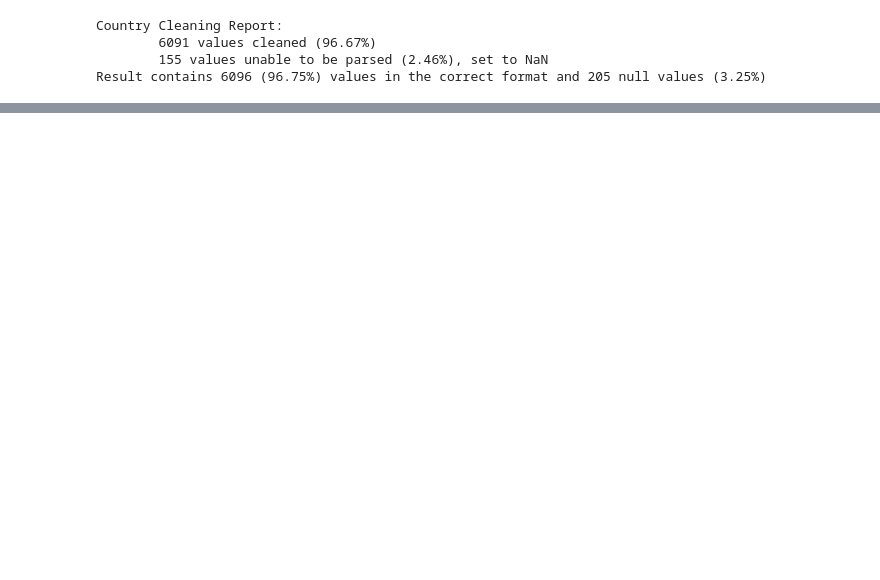
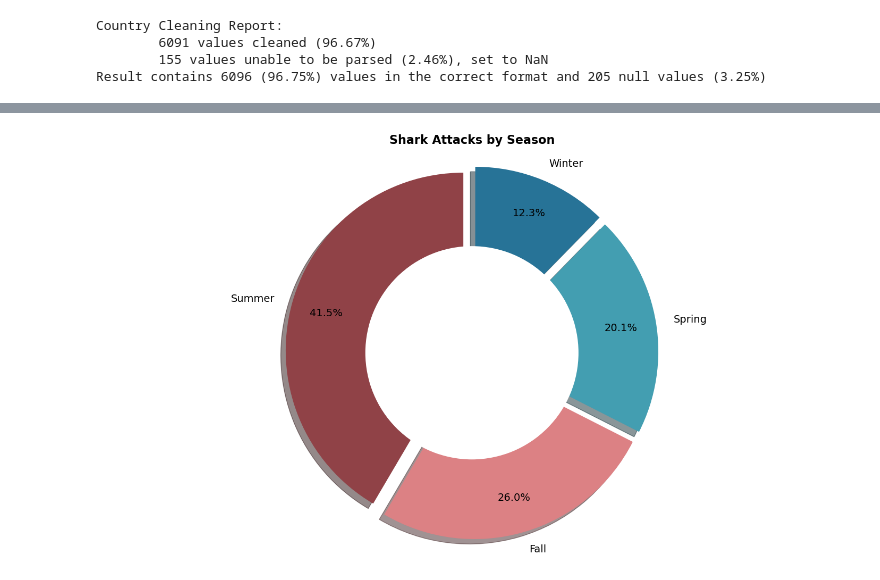
Before and after one commit to HagenGrant/project-1-group-05, a Jupyter notebook: grant_work/grant_work - Copy.ipynb, the cells around one changed output, grey strips where cells are left out. Cells and saved outputs as stored; diff of their text form; code cells hidden in the pictures; blank space fills up the shorter version.

Commit message:
adding in my graphs and a few new columns

```diff
--- a/grant_work/grant_work - Copy.ipynb
+++ b/grant_work/grant_work - Copy.ipynb
@@ -201,3 +182,21 @@ df.head()
 | 2 | 2 | 9-Jun-18 | 2018.0 | Invalid | Hawaii | Habush, Oahu | Surfing | John Denges | M | 48 | Injury to left lower leg from sur... | ... |
 | 3 | 3 | 8-Jun-18 | 2018.0 | Unprovoked | New South Wales | Arrawarra Headland | Surfing | male | M | NaN | Minor injury to lower leg | ... |
 | 4 | 4 | 4-Jun-18 | 2018.0 | Provoked | Colima | La Ticla | Free diving | Gustavo Ramos | M | NaN | Lacerations to leg & hand shark P... | ... |
+# %%
+df['lat'] = ""
+df['lon'] = ""
+
+
+for index, row in df.iterrows():
+    place = row['country']
+    try:
+        country = CountryInfo(place)
+    except AttributeError:
+        pass
+
+    try:
+        pos = country.latlng()
+        df.loc[index, "lat"] = pos[0]
+        df.loc[index, "lon"] = pos[1]
+    except KeyError:
+        pos = (-78,-14)
@@ -203,0 +213,20 @@ df.head()
+# %%
+#Grants
+
+research_question_one_df = df.loc[df["seasons"]  != "Unknown", :]
+pies = research_question_one_df['seasons'].unique()
+pie_votes = research_question_one_df.groupby('seasons').agg({'seasons':['count']}, axis="columns")
+colors = ["#904247","#dc8184","#439eb1","#277397"]
+explode = [0.05, 0.05, 0.05, 0.05]
+
+a = research_question_one_df['seasons'].value_counts()
+plt.pie(a, explode=explode, labels=["Summer","Fall","Spring","Winter"], colors = colors, autopct="%1.1f%%", shadow=True,
+        startangle=90, pctdistance=0.8, textprops={'fontsize': 14})
+center_circle = plt.Circle((0, 0), 0.60, fc='white')
+fig = plt.gcf()
+fig.gca().add_artist(center_circle)
+plt.title("Shark Attacks by Season", fontweight="bold", fontsize=16)
+plt.axis("equal")
+plt.show()
+# %% [output]
+[figure, added]
```
Also changed, not shown: parts of 13 cells of this notebook.
